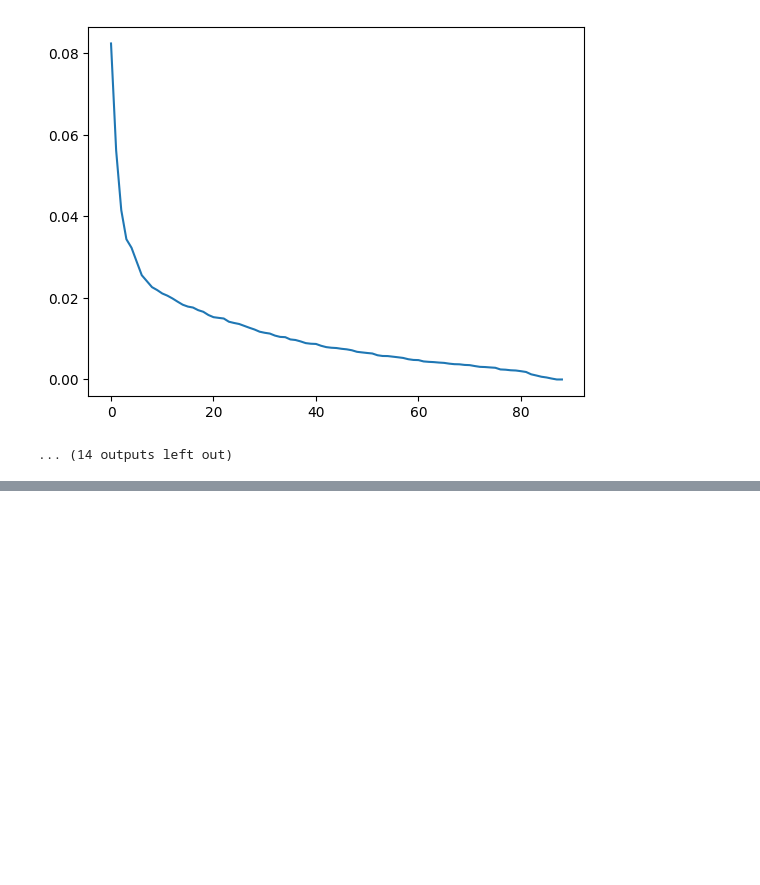
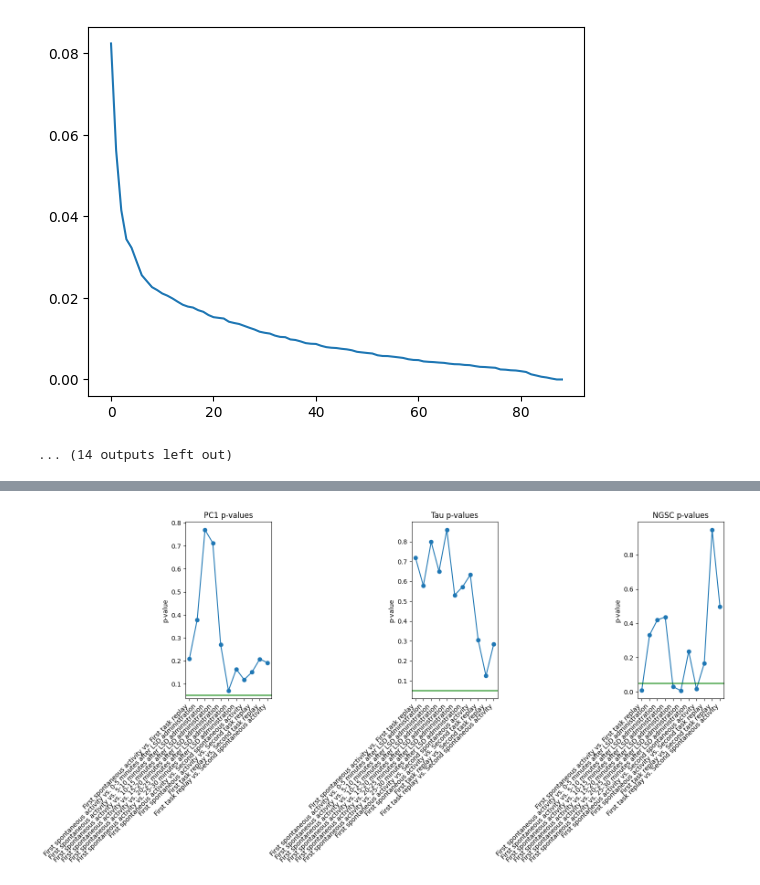
Before and after one commit to ja-94/psychedelics, a Jupyter notebook: 02_PCA.ipynb, the cells around one changed output, grey strips where cells are left out. Drawn from its saved outputs; the diff is of its cells as text; code cells hidden in the pictures; blank space fills up the shorter version.

Commit message:
plots working

```diff
--- a/02_PCA.ipynb
+++ b/02_PCA.ipynb
@@ -1102,0 +1020,63 @@ Name: ngsc_1, dtype: float64
+# %%
+# Create empty lists to store p-values
+p_values_pc1 = []
+p_values_tau = []
+p_values_ngsc = []
+
+# Store column/comparison names
+comparison_names = []
+
+for column in df_pca.columns[2::]:
+    pairs = [('pc1_0', 'pc1_1'), ('tau_0', 'tau_1'), ('ngsc_0', 'ngsc_1')]
+    line_dims = [[0,0.5], [0,10], [0.5, 0.8]]
+
+    # Store column name
+    comparison_names.append(column)
+
+    for i, pair in enumerate(pairs):
+        pair_0_values = df_pca[column].apply(lambda x: x[pair[0]])
+        pair_1_values = df_pca[column].apply(lambda x: x[pair[1]])
+        ttest_result = scipy.stats.ttest_rel(pair_0_values, pair_1_values)
+
+        # Store p-values
+        if i == 0:
+            p_values_pc1.append(ttest_result.pvalue)
+        elif i == 1:
+            p_values_tau.append(ttest_result.pvalue)
+        elif i == 2:
+            p_values_ngsc.append(ttest_result.pvalue)
+
+# Generate x values
+x_values = np.arange(len(comparison_names))
+
+# Create new figure for p-value evolution and make it bigger
+fig, axs = plt.subplots(1, 3, figsize=(15,8))  # Change figsize to make the figure bigger
+
+# Plot 1: PC1 p-values
+axs[0].plot(x_values, p_values_pc1, 'o-')
+axs[0].axhline(y=0.05, color='g', linestyle='-')  # Horizontal line at y=0.05
+axs[0].set_xticks(x_values)
+axs[0].set_xticklabels(comparison_names, rotation=45, ha='right')
+axs[0].set_title('PC1 p-values')
+axs[0].set_ylabel('p-value')
+
+# Plot 2: Tau p-values
+axs[1].plot(x_values, p_values_tau, 'o-')
+axs[1].axhline(y=0.05, color='g', linestyle='-')  # Horizontal line at y=0.05
+axs[1].set_xticks(x_values)
+axs[1].set_xticklabels(comparison_names, rotation=45, ha='right')
+axs[1].set_title('Tau p-values')
+axs[1].set_ylabel('p-value')
+
+# Plot 3: NGSC p-values
+axs[2].plot(x_values, p_values_ngsc, 'o-')
+axs[2].axhline(y=0.05, color='g', linestyle='-')  # Horizontal line at y=0.05
+axs[2].set_xticks(x_values)
+axs[2].set_xticklabels(comparison_names, rotation=45, ha='right')
+axs[2].set_title('NGSC p-values')
+axs[2].set_ylabel('p-value')
+
+plt.tight_layout()
+plt.show()
+# %% [output]
+[figure, added]
```
Also changed, not shown: parts of 13 cells of this notebook.
